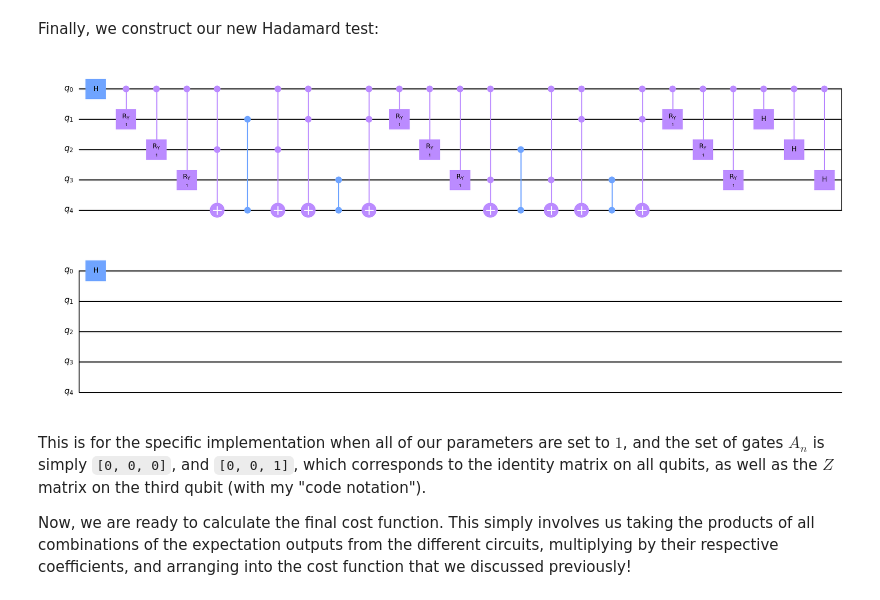
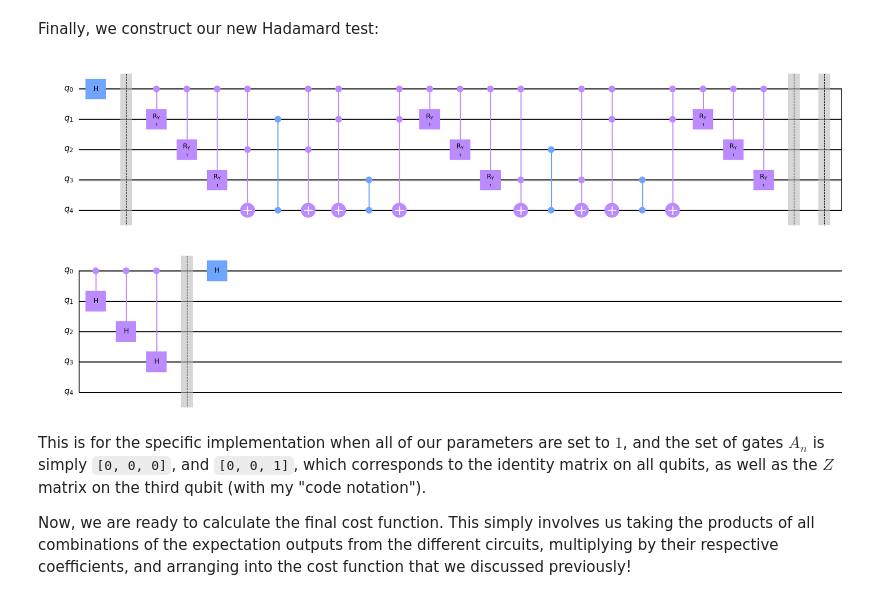
Before and after one commit to cezaris13/CourseWork, a Jupyter notebook: vqls.ipynb, the cells around one changed output. Drawn from its saved outputs; the diff is of its cells as text; code cells hidden in the pictures.

```diff
--- a/vqls.ipynb
+++ b/vqls.ipynb
@@ -340,24 +346,32 @@ Finally, we construct our new Hadamard test:
 # %%
 # Create the controlled Hadamard test, for calculating <psi|psi>
 
 def specialHadamardTest(circ: QuantumCircuit, gateType: list, qubits: list, auxiliaryIndex: int, parameters: list):
     circ.h(auxiliaryIndex)
 
+    circ.barrier()
+
     controlFixedAnsatz(circ, qubits, parameters, auxiliaryIndex)
 
-    for ty in range (len(gateType)):
+    circ.barrier()
+    # this is applying the gates of matrix A
+    for ty in range (len(gateType)): # same with this, this is just special decomposition with cz gates
         if (gateType[ty] == 1):
             circ.cz(auxiliaryIndex, qubits[ty])
 
+    circ.barrier()
+
     controlB(circ, auxiliaryIndex, qubits)
+
+    circ.barrier()
 
     circ.h(auxiliaryIndex)
 
 circ = QuantumCircuit(5)
 specialHadamardTest(circ, [[0, 0, 0], [0, 0, 1]], [1, 2, 3], 0, [[1, 1, 1], [1, 1, 1], [1, 1, 1]])
 circ.draw(output="mpl")
 # %% [output]
-[figure, old version]
+[figure, new version]
 # %% [markdown]
 This is for the specific implementation when all of our parameters are set to $1$, and the set of gates $A_n$ is simply `[0, 0, 0]`, and `[0, 0, 1]`, which corresponds to the identity matrix on all qubits, as well as the $Z$ matrix on the third qubit (with my "code notation").
 
```
Also changed, not shown: parts of 6 cells of this notebook.
